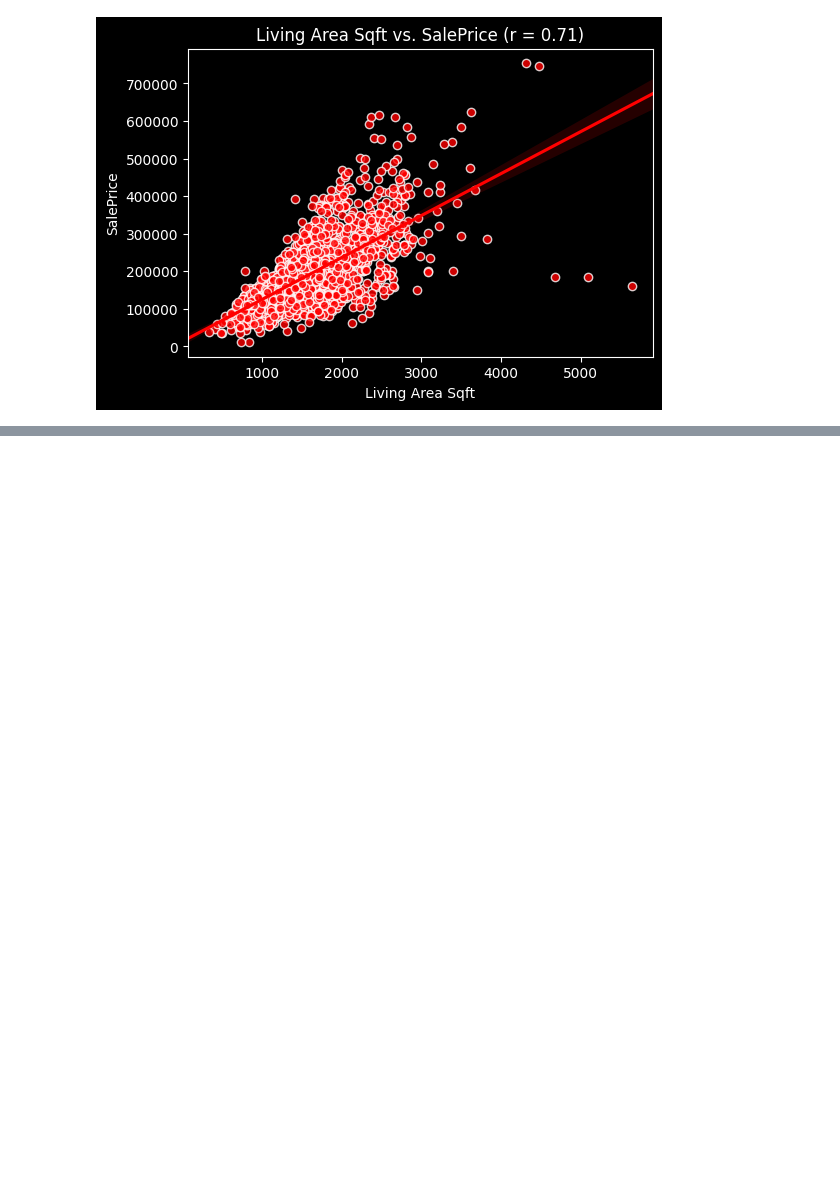
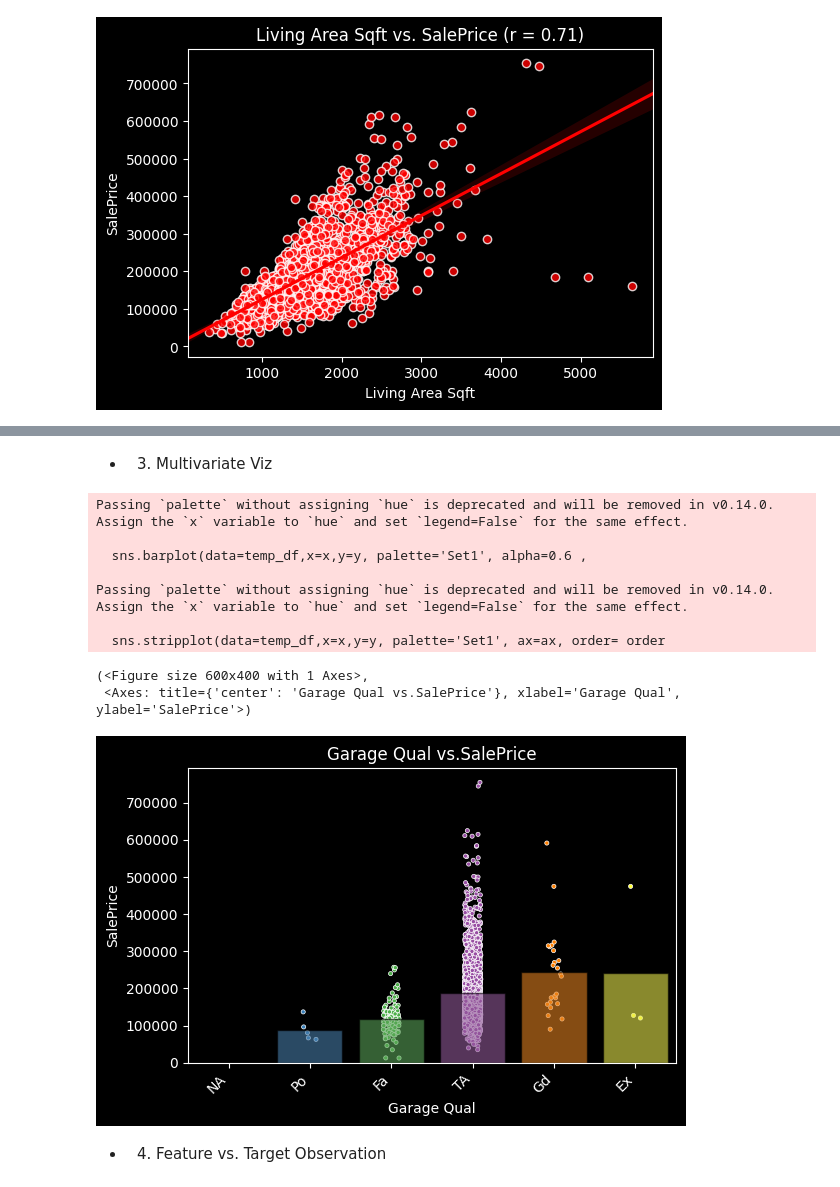
Before and after one commit to basharbayatna/AmesHousePriceAnalysis, a Jupyter notebook: Ames_Houses.ipynb, the cells around one changed output, grey strips where cells are left out. Drawn from its saved outputs; the diff is of its cells as text; code cells hidden in the pictures; blank space fills up the shorter version.

```diff
--- a/Ames_Houses.ipynb
+++ b/Ames_Houses.ipynb
@@ -1705,0 +1864,17 @@ fig,ax = plot_numaric_vs_target(df, 'Living Area Sqft', color='red', truncate=Fa
+# %% [markdown]
+- 3. Multivariate Viz
+# %%
+plot_categorical_vs_target(df, feature, order= garage_qual_order)
+# %% [output]
+Passing `palette` without assigning `hue` is deprecated and will be removed in v0.14.0. Assign the `x` variable to `hue` and set `legend=False` for the same effect.
+
+  sns.barplot(data=temp_df,x=x,y=y, palette='Set1', alpha=0.6 ,
+
+Passing `palette` without assigning `hue` is deprecated and will be removed in v0.14.0. Assign the `x` variable to `hue` and set `legend=False` for the same effect.
+
+  sns.stripplot(data=temp_df,x=x,y=y, palette='Set1', ax=ax, order= order
+(<Figure size 600x400 with 1 Axes>,
+ <Axes: title={'center': 'Garage Qual vs.SalePrice'}, xlabel='Garage Qual', ylabel='SalePrice'>)
+[figure, added]
+# %% [markdown]
+- 4. Feature vs. Target Observation
```
Also changed, not shown: parts of 28 cells of this notebook.
